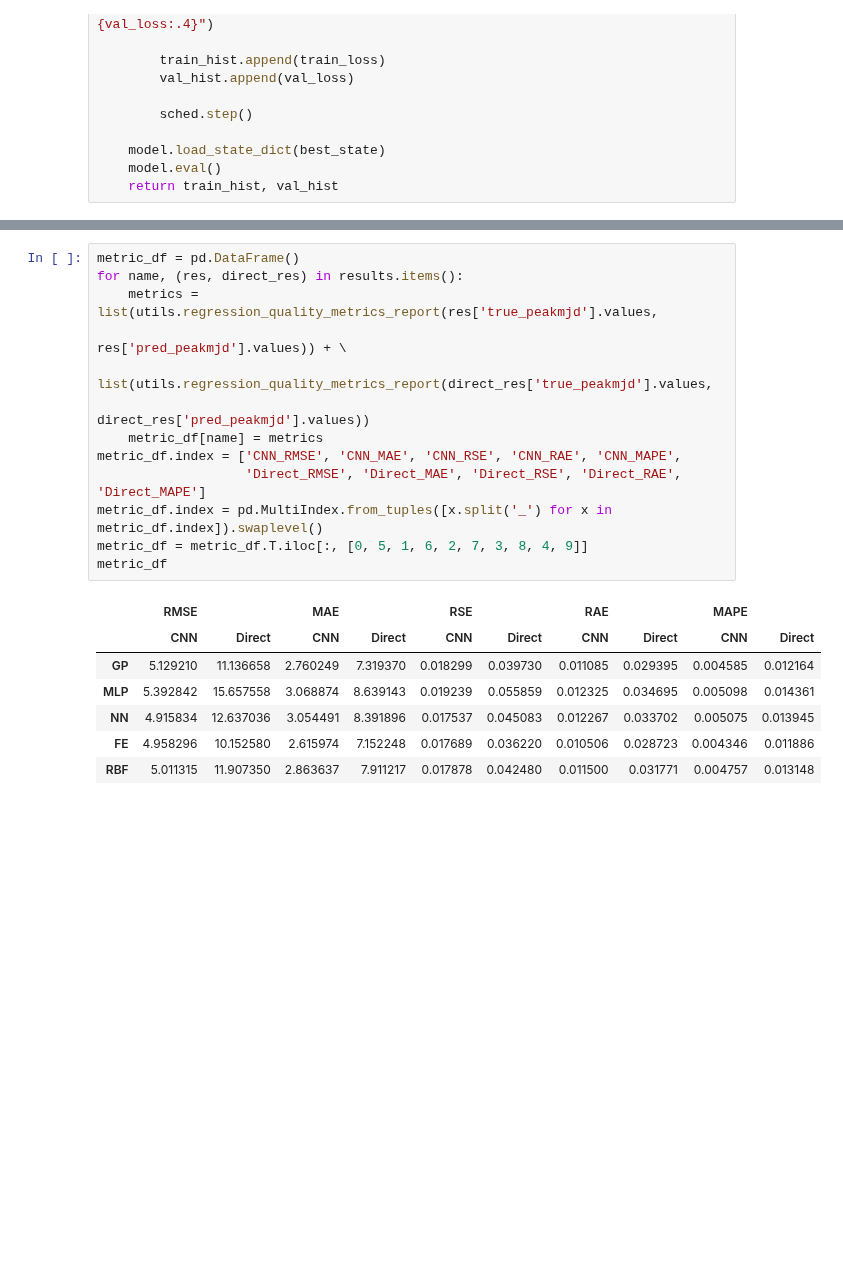
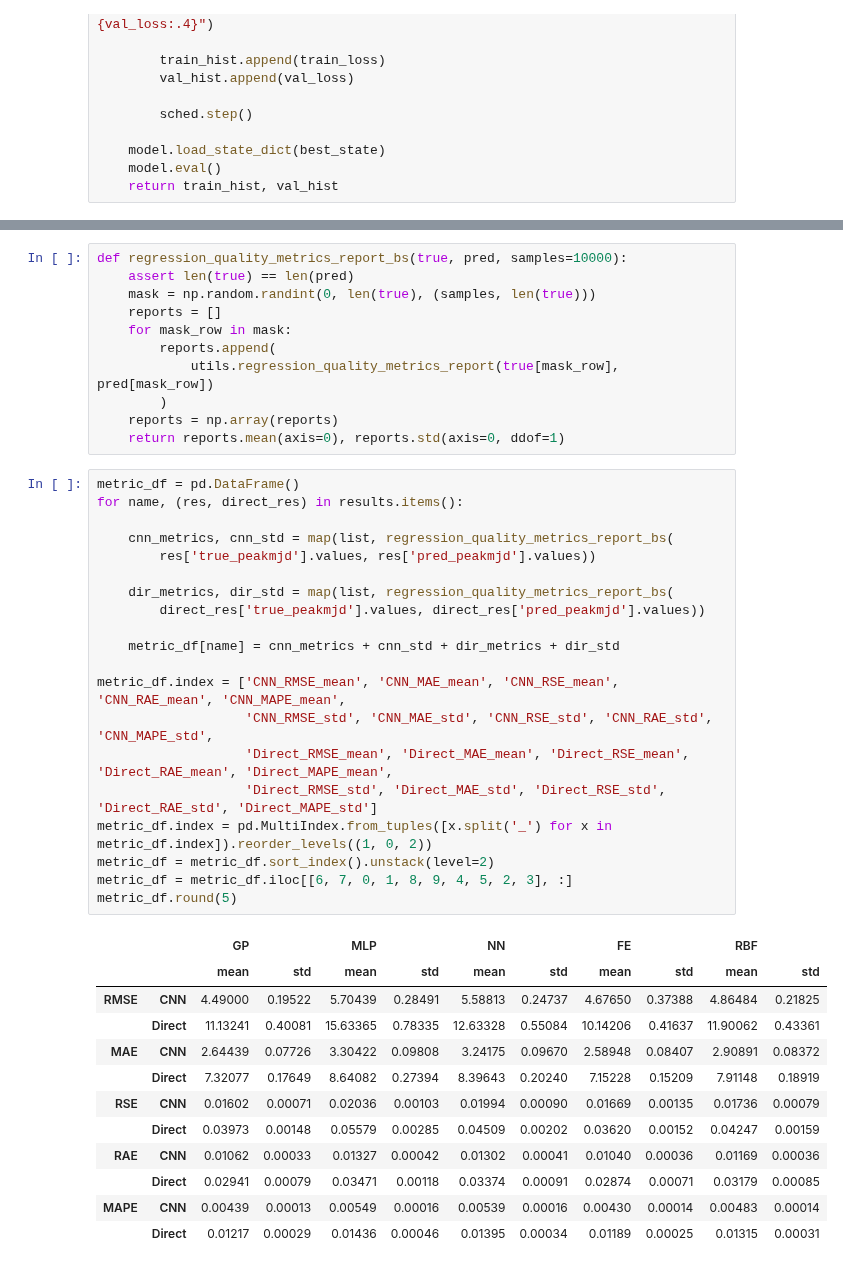
Before and after one commit to HSE-LAMBDA/light_curve_approx, a Jupyter notebook: notebooks/PeakScoring.ipynb, the cells around one changed output, grey strips where cells are left out. Drawn from its saved outputs; the diff is of its cells as text; blank space fills up the shorter version.

```diff
--- a/notebooks/PeakScoring.ipynb
+++ b/notebooks/PeakScoring.ipynb
@@ -339,24 +339,47 @@ MAPE:   0.004757        0.01315
+# %%
+def regression_quality_metrics_report_bs(true, pred, samples=10000):
+    assert len(true) == len(pred)
+    mask = np.random.randint(0, len(true), (samples, len(true)))
+    reports = []
+    for mask_row in mask:
+        reports.append(
+            utils.regression_quality_metrics_report(true[mask_row], pred[mask_row])
+        )
+    reports = np.array(reports)
+    return reports.mean(axis=0), reports.std(axis=0, ddof=1)
 # %%
 metric_df = pd.DataFrame()
 for name, (res, direct_res) in results.items():
-    metrics = list(utils.regression_quality_metrics_report(res['true_peakmjd'].values,
-                                                           res['pred_peakmjd'].values)) + \
-              list(utils.regression_quality_metrics_report(direct_res['true_peakmjd'].values,
-                                                           direct_res['pred_peakmjd'].values))
-    metric_df[name] = metrics
-metric_df.index = ['CNN_RMSE', 'CNN_MAE', 'CNN_RSE', 'CNN_RAE', 'CNN_MAPE',
-                   'Direct_RMSE', 'Direct_MAE', 'Direct_RSE', 'Direct_RAE', 'Direct_MAPE']
-metric_df.index = pd.MultiIndex.from_tuples([x.split('_') for x in metric_df.index]).swaplevel()
-metric_df = metric_df.T.iloc[:, [0, 5, 1, 6, 2, 7, 3, 8, 4, 9]]
-metric_df
+
+    cnn_metrics, cnn_std = map(list, regression_quality_metrics_report_bs(
+        res['true_peakmjd'].values, res['pred_peakmjd'].values))
+
+    dir_metrics, dir_std = map(list, regression_quality_metrics_report_bs(
+        direct_res['true_peakmjd'].values, direct_res['pred_peakmjd'].values))
+
+    metric_df[name] = cnn_metrics + cnn_std + dir_metrics + dir_std
+
+metric_df.index = ['CNN_RMSE_mean', 'CNN_MAE_mean', 'CNN_RSE_mean', 'CNN_RAE_mean', 'CNN_MAPE_mean',
+                   'CNN_RMSE_std', 'CNN_MAE_std', 'CNN_RSE_std', 'CNN_RAE_std', 'CNN_MAPE_std',
+                   'Direct_RMSE_mean', 'Direct_MAE_mean', 'Direct_RSE_mean', 'Direct_RAE_mean', 'Direct_MAPE_mean',
+                   'Direct_RMSE_std', 'Direct_MAE_std', 'Direct_RSE_std', 'Direct_RAE_std', 'Direct_MAPE_std']
+metric_df.index = pd.MultiIndex.from_tuples([x.split('_') for x in metric_df.index]).reorder_levels((1, 0, 2))
+metric_df = metric_df.sort_index().unstack(level=2)
+metric_df = metric_df.iloc[[6, 7, 0, 1, 8, 9, 4, 5, 2, 3], :]
+metric_df.round(5)
 # %% [output]
-|  | RMSE |  | MAE |  | RSE |  | RAE |  | MAPE |  |
-|  | CNN | Direct | CNN | Direct | CNN | Direct | CNN | Direct | CNN | Direct |
-| GP | 5.129210 | 11.136658 | 2.760249 | 7.319370 | 0.018299 | 0.039730 | 0.011085 | 0.029395 | 0.004585 | 0.012164 |
-| MLP | 5.392842 | 15.657558 | 3.068874 | 8.639143 | 0.019239 | 0.055859 | 0.012325 | 0.034695 | 0.005098 | 0.014361 |
-| NN | 4.915834 | 12.637036 | 3.054491 | 8.391896 | 0.017537 | 0.045083 | 0.012267 | 0.033702 | 0.005075 | 0.013945 |
-| FE | 4.958296 | 10.152580 | 2.615974 | 7.152248 | 0.017689 | 0.036220 | 0.010506 | 0.028723 | 0.004346 | 0.011886 |
-| RBF | 5.011315 | 11.907350 | 2.863637 | 7.911217 | 0.017878 | 0.042480 | 0.011500 | 0.031771 | 0.004757 | 0.013148 |
+|  |  | GP |  | MLP |  | NN |  | FE |  | RBF |  |
+|  |  | mean | std | mean | std | mean | std | mean | std | mean | std |
+| RMSE | CNN | 4.49000 | 0.19522 | 5.70439 | 0.28491 | 5.58813 | 0.24737 | 4.67650 | 0.37388 | 4.86484 | 0.21825 |
+|  | Direct | 11.13241 | 0.40081 | 15.63365 | 0.78335 | 12.63328 | 0.55084 | 10.14206 | 0.41637 | 11.90062 | 0.43361 |
+| MAE | CNN | 2.64439 | 0.07726 | 3.30422 | 0.09808 | 3.24175 | 0.09670 | 2.58948 | 0.08407 | 2.90891 | 0.08372 |
+|  | Direct | 7.32077 | 0.17649 | 8.64082 | 0.27394 | 8.39643 | 0.20240 | 7.15228 | 0.15209 | 7.91148 | 0.18919 |
+| RSE | CNN | 0.01602 | 0.00071 | 0.02036 | 0.00103 | 0.01994 | 0.00090 | 0.01669 | 0.00135 | 0.01736 | 0.00079 |
+|  | Direct | 0.03973 | 0.00148 | 0.05579 | 0.00285 | 0.04509 | 0.00202 | 0.03620 | 0.00152 | 0.04247 | 0.00159 |
+| RAE | CNN | 0.01062 | 0.00033 | 0.01327 | 0.00042 | 0.01302 | 0.00041 | 0.01040 | 0.00036 | 0.01169 | 0.00036 |
+|  | Direct | 0.02941 | 0.00079 | 0.03471 | 0.00118 | 0.03374 | 0.00091 | 0.02874 | 0.00071 | 0.03179 | 0.00085 |
+| MAPE | CNN | 0.00439 | 0.00013 | 0.00549 | 0.00016 | 0.00539 | 0.00016 | 0.00430 | 0.00014 | 0.00483 | 0.00014 |
+|  | Direct | 0.01217 | 0.00029 | 0.01436 | 0.00046 | 0.01395 | 0.00034 | 0.01189 | 0.00025 | 0.01315 | 0.00031 |
 # %%
 residual_df = pd.DataFrame()
 for name, (res, direct_res) in results.items():
```
Also changed, not shown: parts of 3 cells of this notebook.
